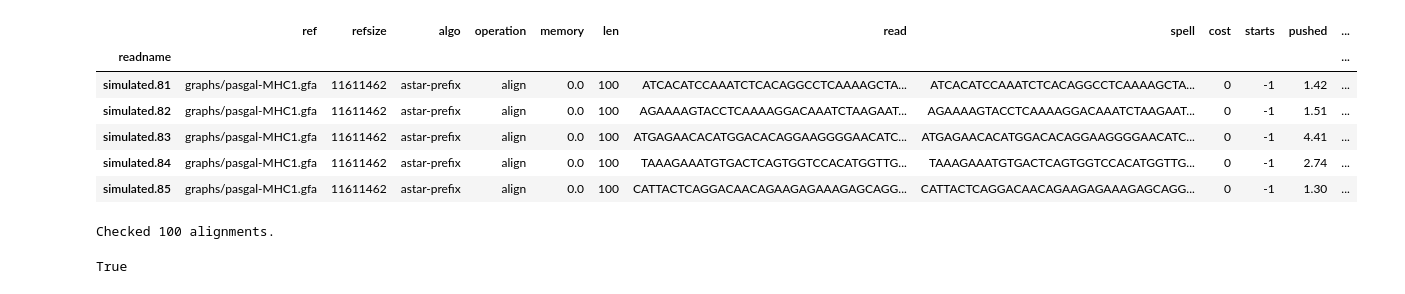
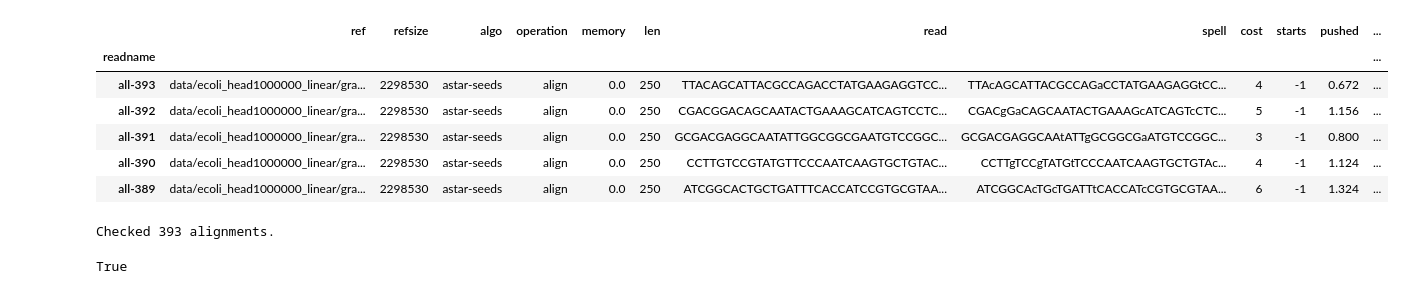
Before and after one commit to eth-sri/astarix, a Jupyter notebook: evals/cross_validation.ipynb, the cells around one changed output. Saved outputs shown, nothing was run; the diff lists cells and outputs as text; code cells hidden in the pictures.

```diff
--- a/evals/cross_validation.ipynb
+++ b/evals/cross_validation.ipynb
@@ -4,19 +4,19 @@ plt.rcParams.update({'font.size': 14})
 # %%
 df_seeds = read_astarix_performance('results/ecoli_illumina250_astar-seeds.tsv')
 df_base = read_astarix_performance('results/ecoli_illumina250_astar-prefix.tsv')
 
-df_seeds = read_astarix_performance('results/MHC1-astarix-prefix/alignments.tsv')
-df_base = read_astarix_performance('results/MHC1-astarix-seeds/alignments.tsv')
+#df_seeds = read_astarix_performance('results/MHC1-astarix-prefix/alignments.tsv')
+#df_base = read_astarix_performance('results/MHC1-astarix-seeds/alignments.tsv')
 
 display(df_seeds.head())
 # %% [output]
 |  | ref | refsize | algo | operation | memory | len | read | spell | cost | starts | pushed | ... |
 | readname |  |  |  |  |  |  |  |  |  |  |  | ... |
-| simulated.81 | graphs/pasgal-MHC1.gfa | 11611462 | astar-prefix | align | 0.0 | 100 | ATCACATCCAAATCTCACAGGCCTCAAAAGCTA... | ATCACATCCAAATCTCACAGGCCTCAAAAGCTA... | 0 | -1 | 1.42 | ... |
-| simulated.82 | graphs/pasgal-MHC1.gfa | 11611462 | astar-prefix | align | 0.0 | 100 | AGAAAAGTACCTCAAAAGGACAAATCTAAGAAT... | AGAAAAGTACCTCAAAAGGACAAATCTAAGAAT... | 0 | -1 | 1.51 | ... |
-| simulated.83 | graphs/pasgal-MHC1.gfa | 11611462 | astar-prefix | align | 0.0 | 100 | ATGAGAACACATGGACACAGGAAGGGGAACATC... | ATGAGAACACATGGACACAGGAAGGGGAACATC... | 0 | -1 | 4.41 | ... |
-| simulated.84 | graphs/pasgal-MHC1.gfa | 11611462 | astar-prefix | align | 0.0 | 100 | TAAAGAAATGTGACTCAGTGGTCCACATGGTTG... | TAAAGAAATGTGACTCAGTGGTCCACATGGTTG... | 0 | -1 | 2.74 | ... |
-| simulated.85 | graphs/pasgal-MHC1.gfa | 11611462 | astar-prefix | align | 0.0 | 100 | CATTACTCAGGACAACAGAAGAGAAAGAGCAGG... | CATTACTCAGGACAACAGAAGAGAAAGAGCAGG... | 0 | -1 | 1.30 | ... |
+| all-393 | data/ecoli_head1000000_linear/gra... | 2298530 | astar-seeds | align | 0.0 | 250 | TTACAGCATTACGCCAGACCTATGAAGAGGTCC... | TTAcAGCATTACGCCAGaCCTATGAAGAGGtCC... | 4 | -1 | 0.672 | ... |
+| all-392 | data/ecoli_head1000000_linear/gra... | 2298530 | astar-seeds | align | 0.0 | 250 | CGACGGACAGCAATACTGAAAGCATCAGTCCTC... | CGACgGaCAGCAATACTGAAAGcATCAGTcCTC... | 5 | -1 | 1.156 | ... |
+| all-391 | data/ecoli_head1000000_linear/gra... | 2298530 | astar-seeds | align | 0.0 | 250 | GCGACGAGGCAATATTGGCGGCGAATGTCCGGC... | GCGACGAGGCAAtATTgGCGGCGaATGTCCGGC... | 3 | -1 | 0.800 | ... |
+| all-390 | data/ecoli_head1000000_linear/gra... | 2298530 | astar-seeds | align | 0.0 | 250 | CCTTGTCCGTATGTTCCCAATCAAGTGCTGTAC... | CCTTgTCCgTATGtTCCCAATCAAGTGCTGTAc... | 4 | -1 | 1.124 | ... |
+| all-389 | data/ecoli_head1000000_linear/gra... | 2298530 | astar-seeds | align | 0.0 | 250 | ATCGGCACTGCTGATTTCACCATCCGTGCGTAA... | ATCGGCAcTGcTGATTtCACCATcCGTGCGTAA... | 6 | -1 | 1.324 | ... |
 # %%
 def cross_validation(seeds, base):
     correct = True
@@ -35,7 +35,7 @@ def cross_validation(seeds, base):
 # %%
 cross_validation(df_seeds, df_base)
 # %% [output]
-Checked 100 alignments.
+Checked 393 alignments.
 True
 # %%
 def read_maf(fn):
```
Also changed, not shown: parts of 13 cells of this notebook, 9 other files.
